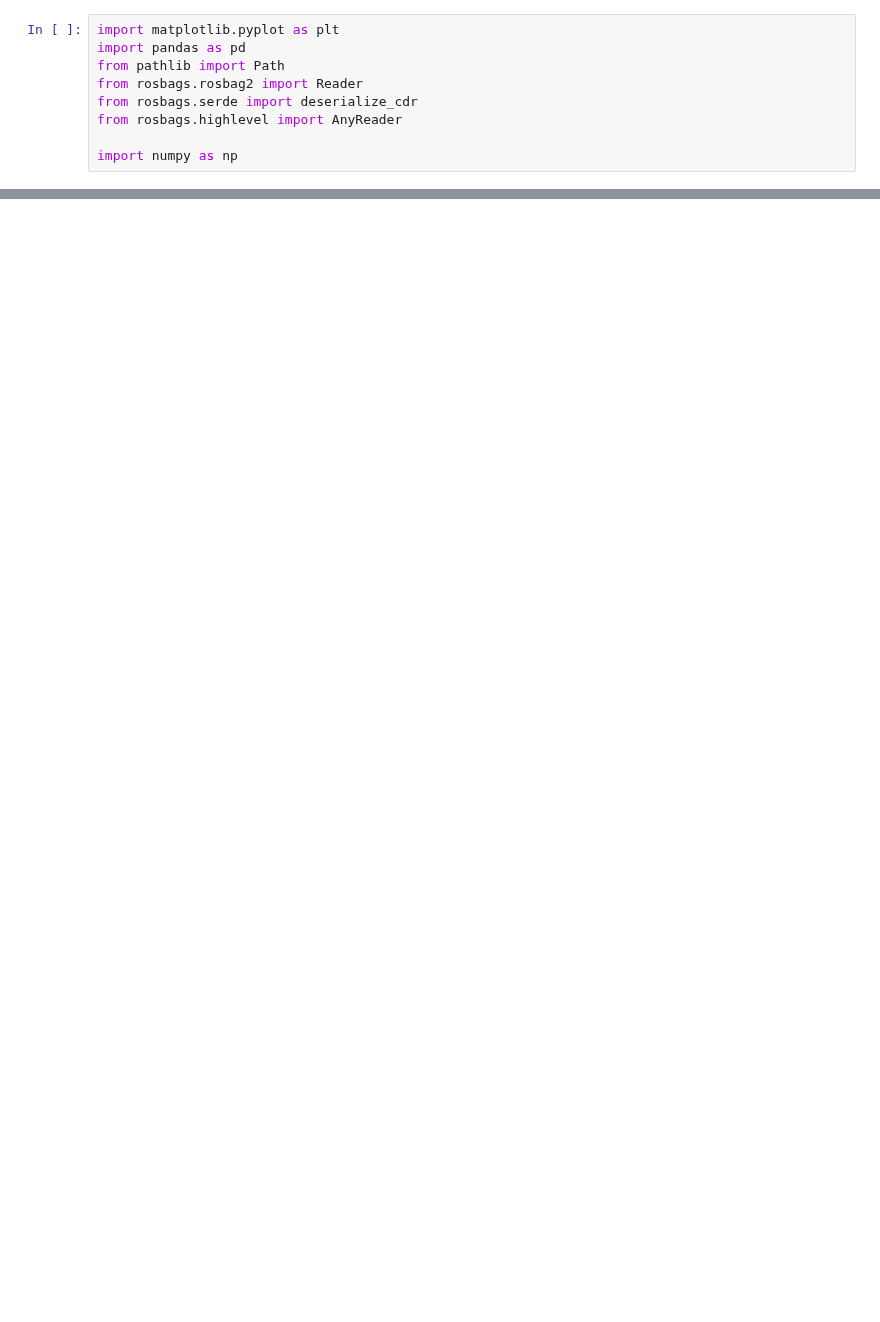
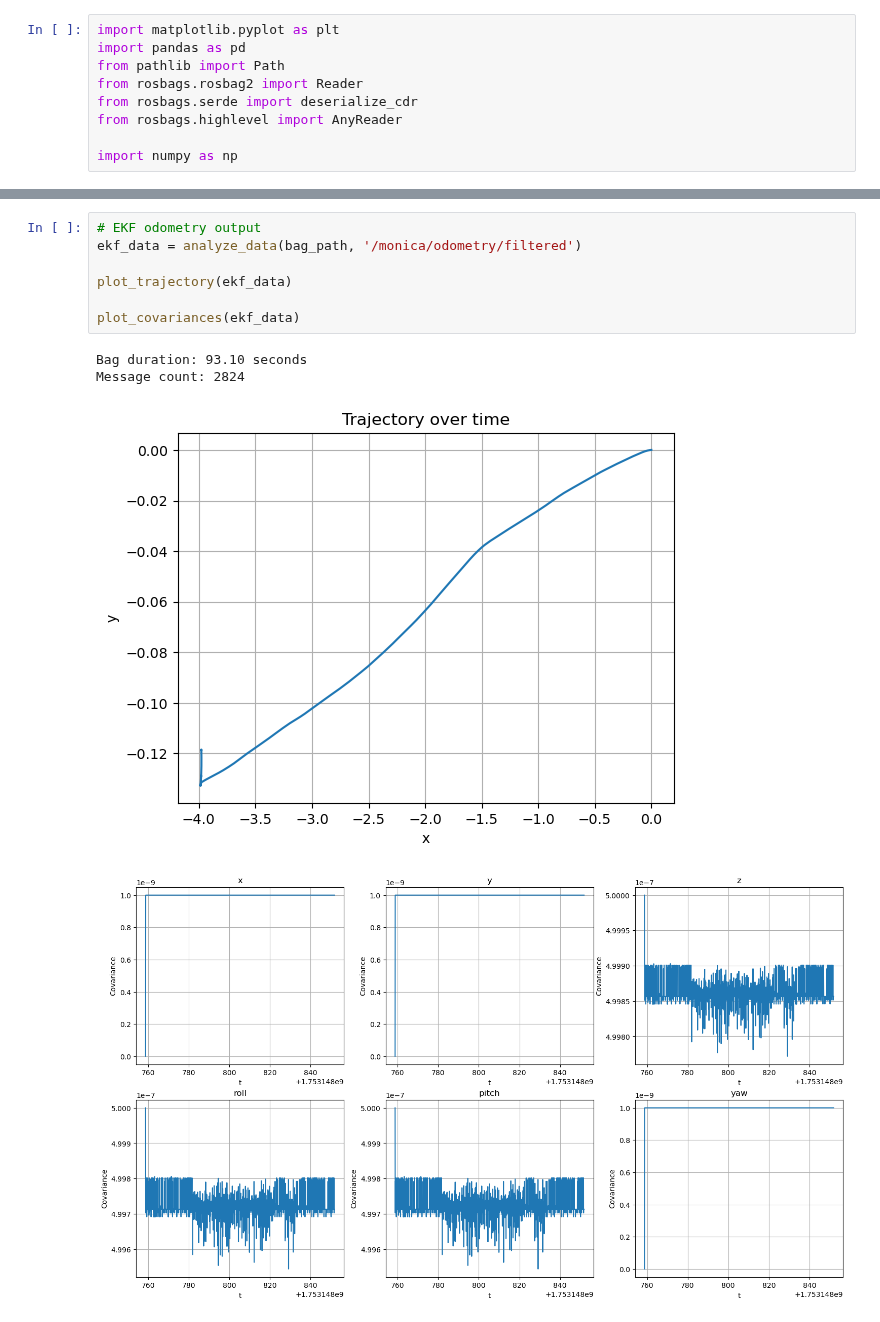
Before and after one commit to BCLab-UNM/MARIAM, a Jupyter notebook: analysis/odomDataAnalysis/rtab_odometry.ipynb, the cells around one changed output, grey strips where cells are left out. Drawn from its saved outputs; the diff is of its cells as text; blank space fills up the shorter version.

```diff
--- a/analysis/odomDataAnalysis/rtab_odometry.ipynb
+++ b/analysis/odomDataAnalysis/rtab_odometry.ipynb
@@ -118,0 +129,12 @@ def plot_covariances(poses_data):
+# %%
+# EKF odometry output
+ekf_data = analyze_data(bag_path, '/monica/odometry/filtered')
+
+plot_trajectory(ekf_data)
+
+plot_covariances(ekf_data)
+# %% [output]
+Bag duration: 93.10 seconds
+Message count: 2824
+[figure, added]
+[figure, added]
```
Also changed, not shown: parts of 17 cells of this notebook.
